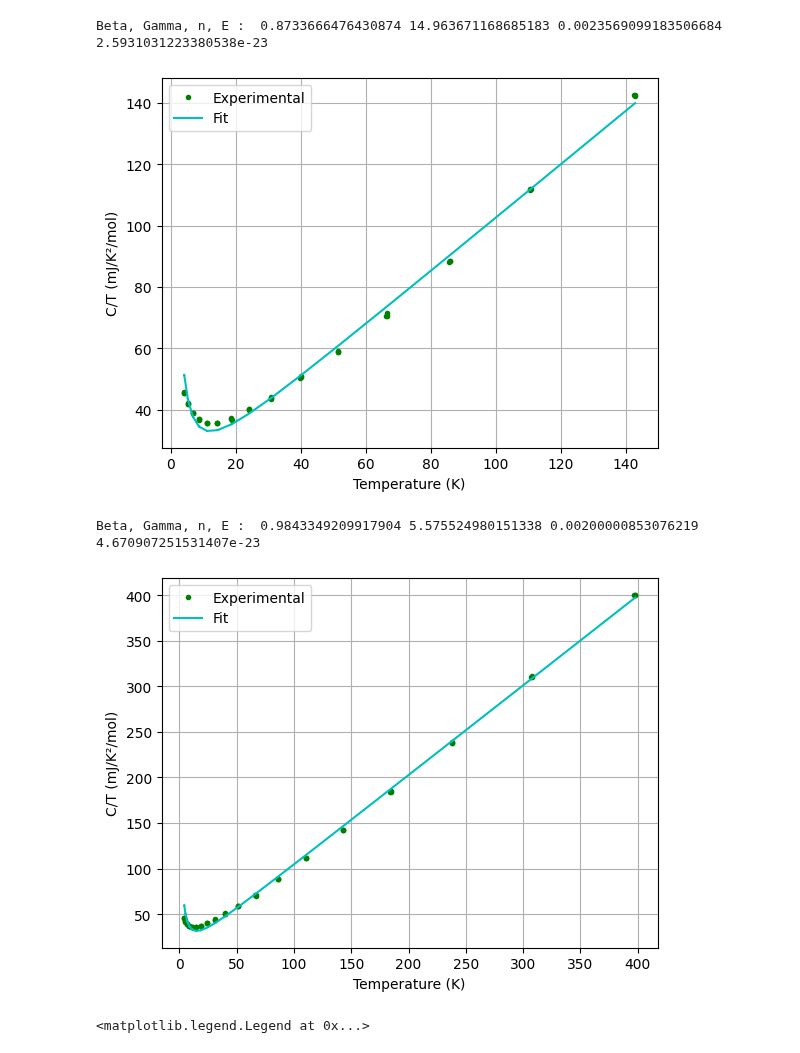
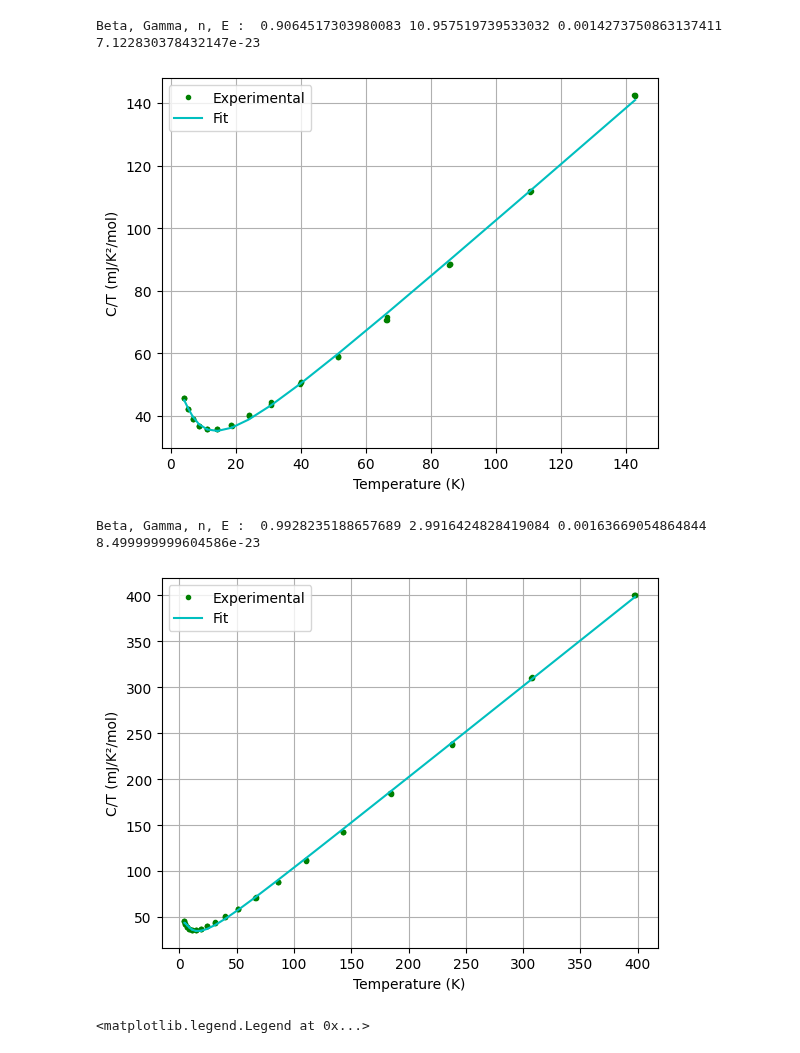
Before and after one commit to Gamal-on/YBCO, a Jupyter notebook: results_YBCO_P24.ipynb, the cells around one changed output. Drawn from its saved outputs; the diff is of its cells as text; code cells hidden in the pictures.

```diff
--- a/results_YBCO_P24.ipynb
+++ b/results_YBCO_P24.ipynb
@@ -28,14 +28,14 @@ In any case, the Schottky anomaly appears to tend towards zero for T² > 20 K²,
 # %%
 nonlinear_acoustic_fit.plot_fit_acoustic(0, 144, cnt.squared_temperature_P24, cnt.hc_div_temp_P24, cnt.err_hc_div_temp_P24,
-                                         bounds=([0.3, 0, 2e-3, 2e-23],[1, 20,5e-2, 8e-23]))
+                                         bounds=([0.3, 0, 1e-3, 2e-23],[1, 20,5e-2, 8e-23]))
 
 nonlinear_acoustic_fit.plot_fit_acoustic(0, 400, cnt.squared_temperature_P24, cnt.hc_div_temp_P24, cnt.err_hc_div_temp_P24,
-                                         bounds=([0.1, 0, 2e-3, 2e-23],[1.2, 20, 1e-1, 8.5e-23]))
+                                         bounds=([0.1, 0, 1e-3, 2e-23],[1.2, 20, 1e-1, 8.5e-23]))
 # %% [output]
-Beta, Gamma, n, E :  0.8733666476430874 14.963671168685183 0.0023569099183506684 2.5931031223380538e-23
+Beta, Gamma, n, E :  0.9064517303980083 10.957519739533032 0.0014273750863137411 7.122830378432147e-23
-[figure, old version]
+[figure, new version]
-Beta, Gamma, n, E :  0.9843349209917904 5.575524980151338 0.00200000853076219 4.670907251531407e-23
+Beta, Gamma, n, E :  0.9928235188657689 2.9916424828419084 0.00163669054864844 8.499999999604586e-23
-[figure, old version]
+[figure, new version]
 # %%
 squared_temp_bounded, hc_div_T_bounded = tools.tab_interval(cnt.squared_temperature_P24, cnt.hc_div_temp_P24, 0, 100)
 temp_test = np.arange(0, 80, 1)
```
Also changed, not shown: parts of 6 cells of this notebook, 4 other files.
